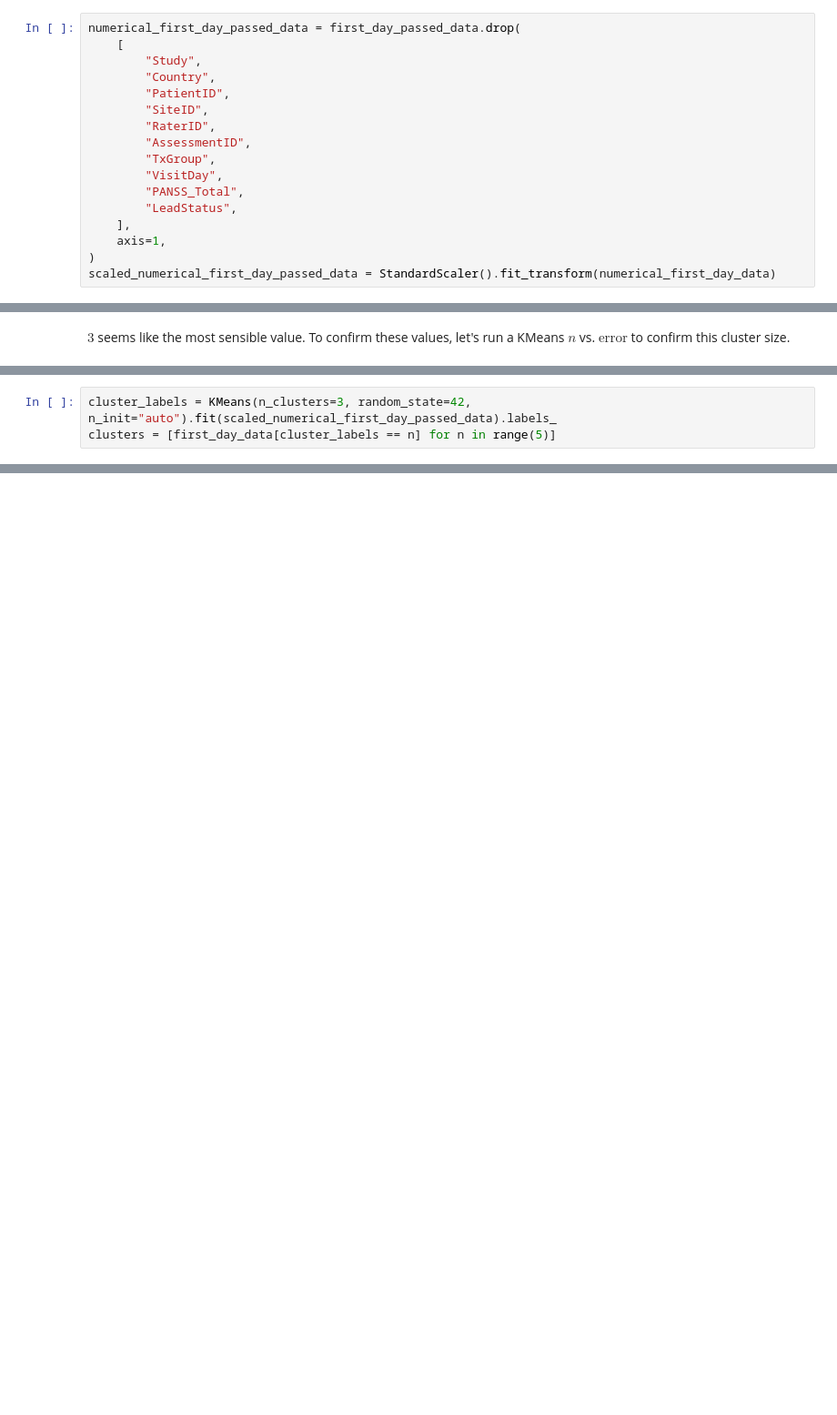
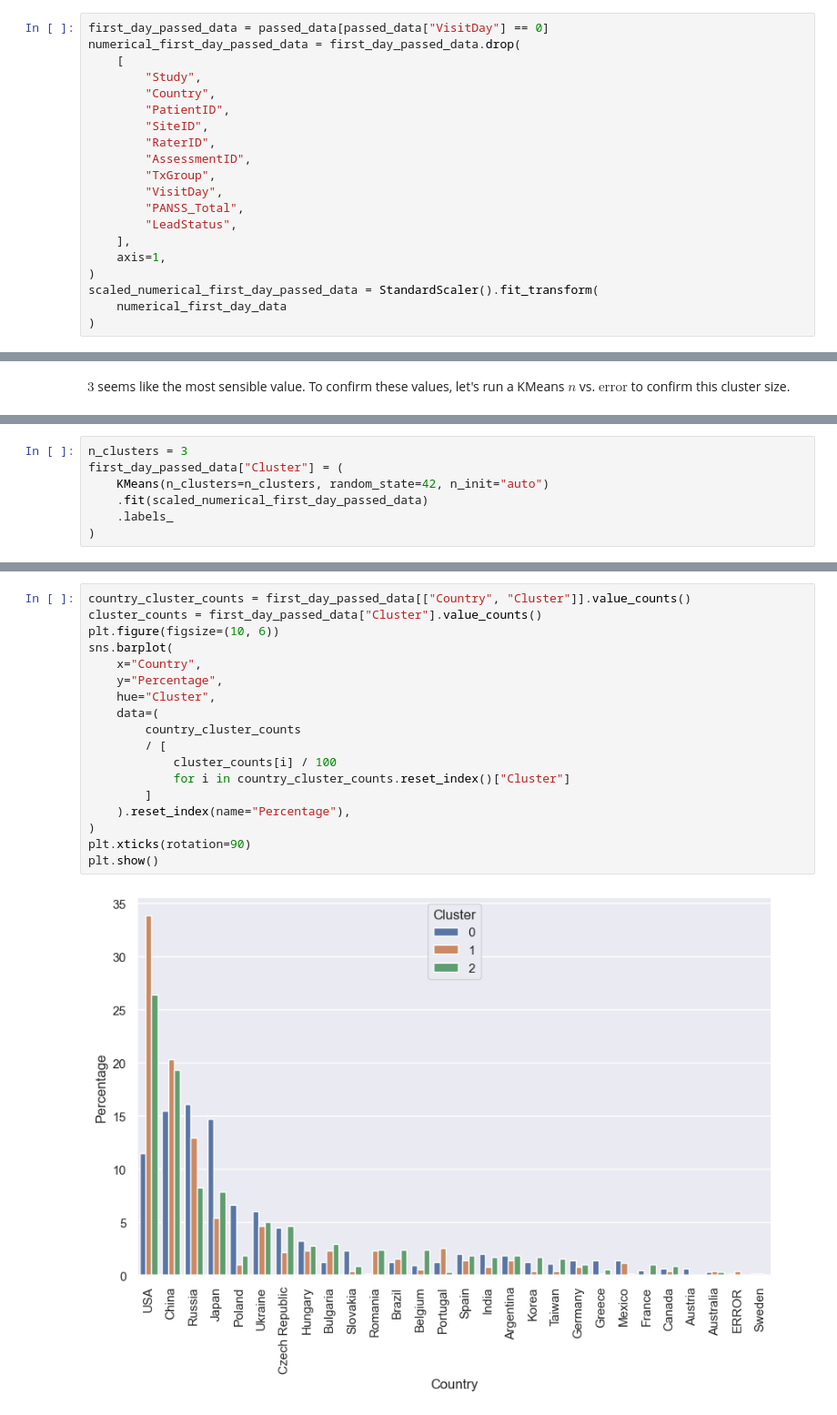
Before and after one commit to AlistairKeiller/STATS-202-final, a Jupyter notebook: final.ipynb, the cells around one changed output, grey strips where cells are left out. Shown at 91% size. Cells and saved outputs as stored; diff of their text form; blank space fills up the shorter version.

Commit message:
update with country graph

```diff
--- a/final.ipynb
+++ b/final.ipynb
@@ -373,6 +364,7 @@ We can say with statistical significance that the control treatment is more effe
 
 First, we need to preprocess the data. We want to filter the data only to consider initial measurements of patients, and we want to scale each of the variables used in the evaluation to zero means and unit variance for equal emphasis on more and less sensitive measurements.
 # %%
+first_day_passed_data = passed_data[passed_data["VisitDay"] == 0]
 numerical_first_day_passed_data = first_day_passed_data.drop(
     [
         "Study",
@@ -388,7 +380,9 @@ numerical_first_day_passed_data = first_day_passed_data.drop(
     ],
     axis=1,
 )
-scaled_numerical_first_day_passed_data = StandardScaler().fit_transform(numerical_first_day_data)
+scaled_numerical_first_day_passed_data = StandardScaler().fit_transform(
+    numerical_first_day_data
+)
 # %% [markdown]
 Also, let's check if there are many double first day measurments to see if that could skew the data
 # %%
@@ -426,3 +427,7 @@ The new graph confirms that $3$ is a valid choice because it is not in a flatten
 # %%
-cluster_labels = KMeans(n_clusters=3, random_state=42, n_init="auto").fit(scaled_numerical_first_day_passed_data).labels_
-clusters = [first_day_data[cluster_labels == n] for n in range(5)]
+n_clusters = 3
+first_day_passed_data["Cluster"] = (
+    KMeans(n_clusters=n_clusters, random_state=42, n_init="auto")
+    .fit(scaled_numerical_first_day_passed_data)
+    .labels_
+)
@@ -459,3 +447,23 @@ clusters = [first_day_data[cluster_labels == n] for n in range(5)]
+# %%
+country_cluster_counts = first_day_passed_data[["Country", "Cluster"]].value_counts()
+cluster_counts = first_day_passed_data["Cluster"].value_counts()
+plt.figure(figsize=(10, 6))
+sns.barplot(
+    x="Country",
+    y="Percentage",
+    hue="Cluster",
+    data=(
+        country_cluster_counts
+        / [
+            cluster_counts[i] / 100
+            for i in country_cluster_counts.reset_index()["Cluster"]
+        ]
+    ).reset_index(name="Percentage"),
+)
+plt.xticks(rotation=90)
+plt.show()
+# %% [output]
+[figure, added]
 # %% [markdown]
 The clusters that form are
 - **Cluster 1:** Exhibit slightly more positive and significantly more negative and general schizophrenic metrics than average
```
Also changed, not shown: parts of 16 cells of this notebook.
